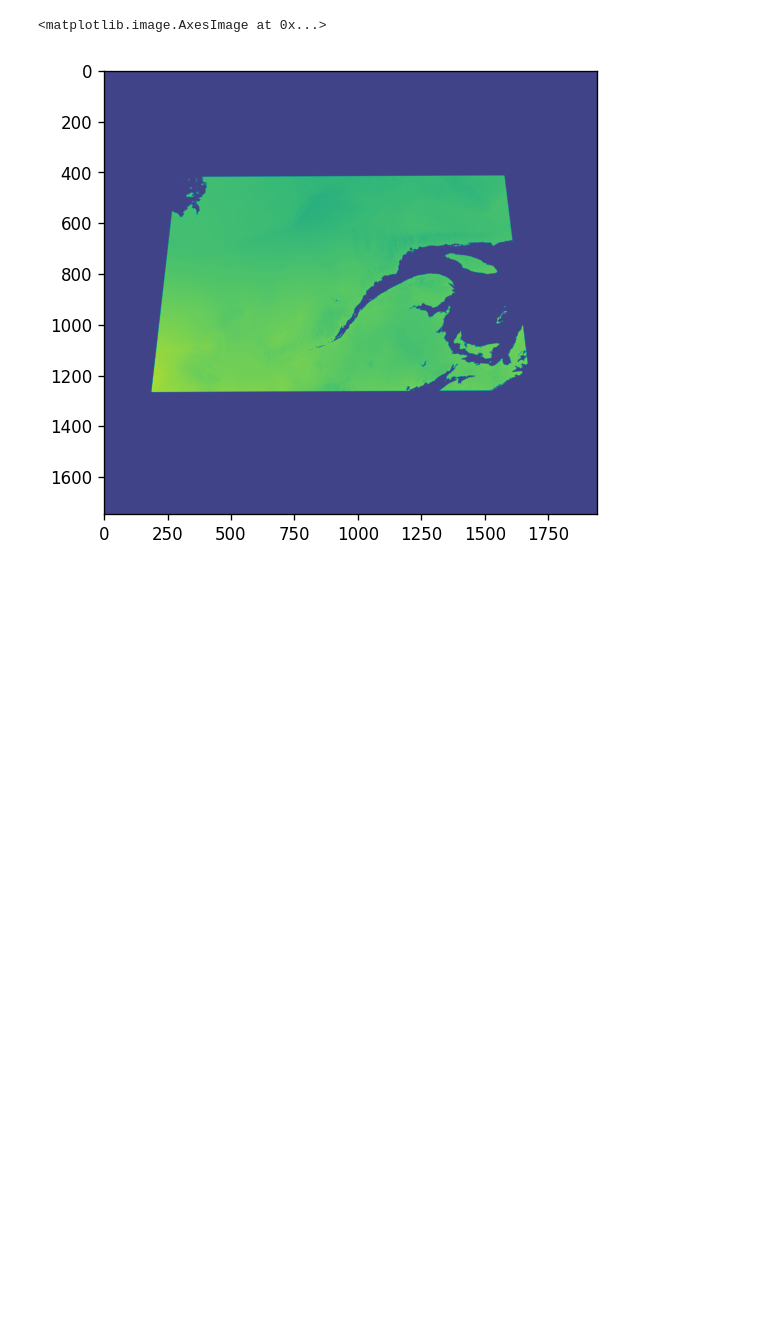
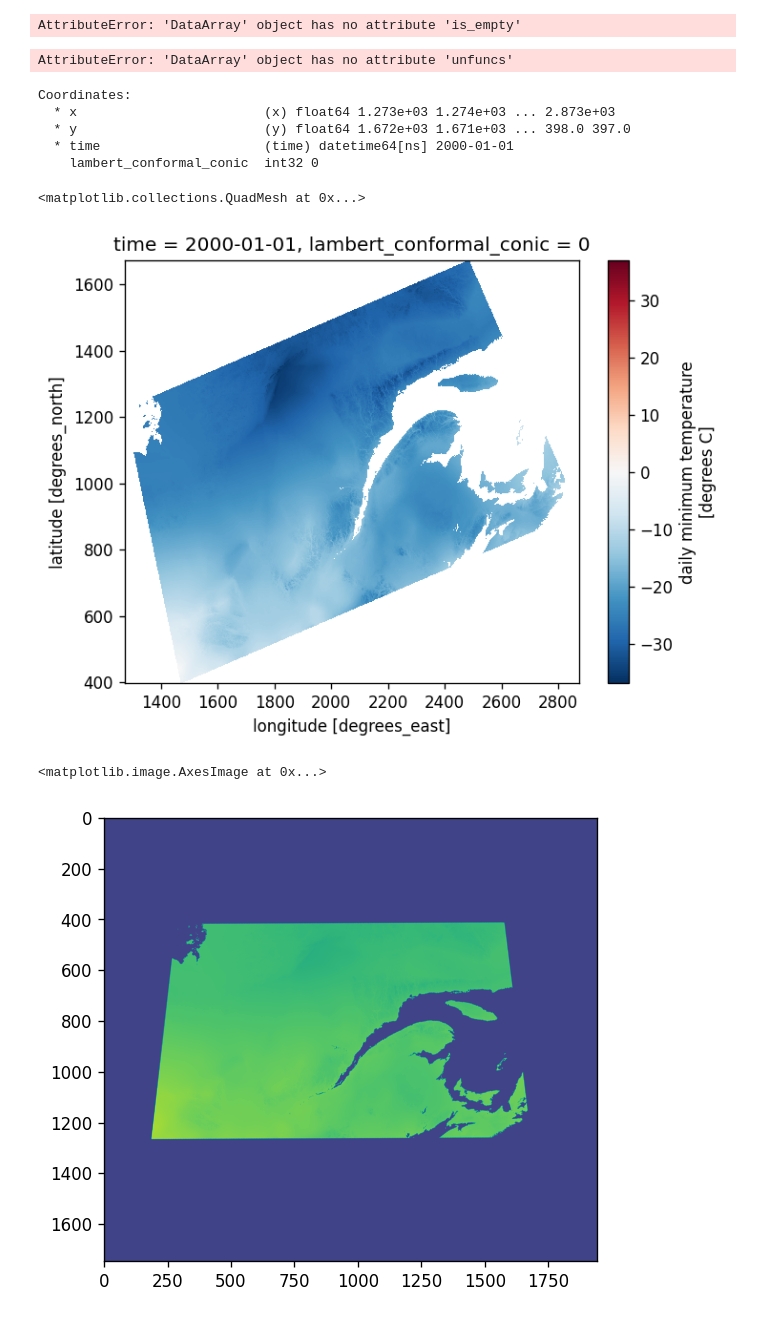
Before and after one commit to billxby/ISEF-ML-wildfires-risk-prediction-in-quebec, a Jupyter notebook: Extract/extract_weather.ipynb, the cells around one changed output. Saved outputs shown, nothing was run; the diff lists cells and outputs as text; code cells hidden in the pictures; blank space fills up the shorter version.

```diff
--- a/Extract/extract_weather.ipynb
+++ b/Extract/extract_weather.ipynb
@@ -32,3 +68,26 @@ monthly = daymet.get_bygeom(poly, dates, variables=var)
+# %%
+ops.transform(project, monthly["tmin"][0])
+# %% [output]
+AttributeError: 'DataArray' object has no attribute 'is_empty'
+# %%
+monthly["tmin"].unfuncs.angle
+# %% [output]
+AttributeError: 'DataArray' object has no attribute 'unfuncs'
+# %%
+monthly2  = monthly.rio.reproject('epsg:4326', inplace = True)
+# %%
+monthly2.coords
+# %% [output]
+Coordinates:
+  * x                        (x) float64 1.273e+03 1.274e+03 ... 2.873e+03
+  * y                        (y) float64 1.672e+03 1.671e+03 ... 398.0 397.0
+  * time                     (time) datetime64[ns] 2000-01-01
+    lambert_conformal_conic  int32 0
+# %%
+monthly2["tmin"].plot()
+# %% [output]
+<matplotlib.collections.QuadMesh at 0x...>
+[figure, added]
 # %%
 arr = np.nan_to_num(monthly["tmin"].to_numpy()[0], nan=-99)
 # %%
```
Also changed, not shown: parts of 8 cells of this notebook, 7 other files.
